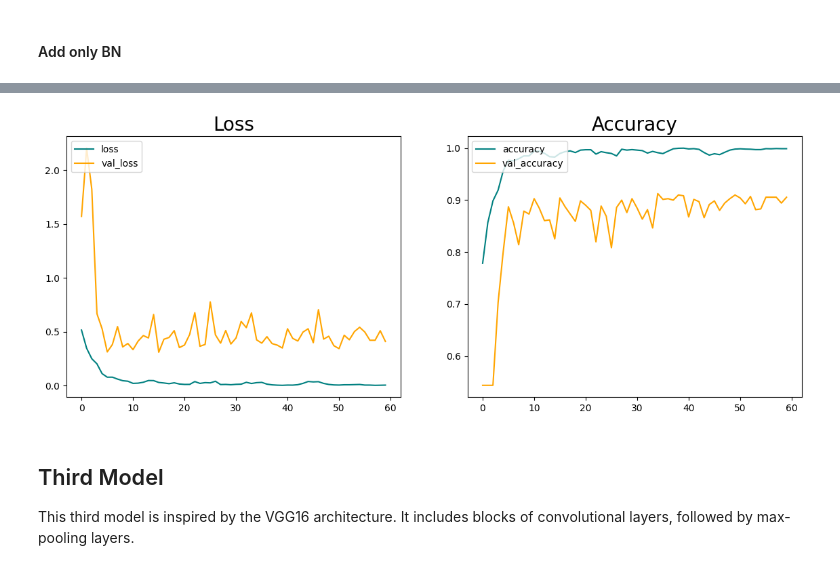
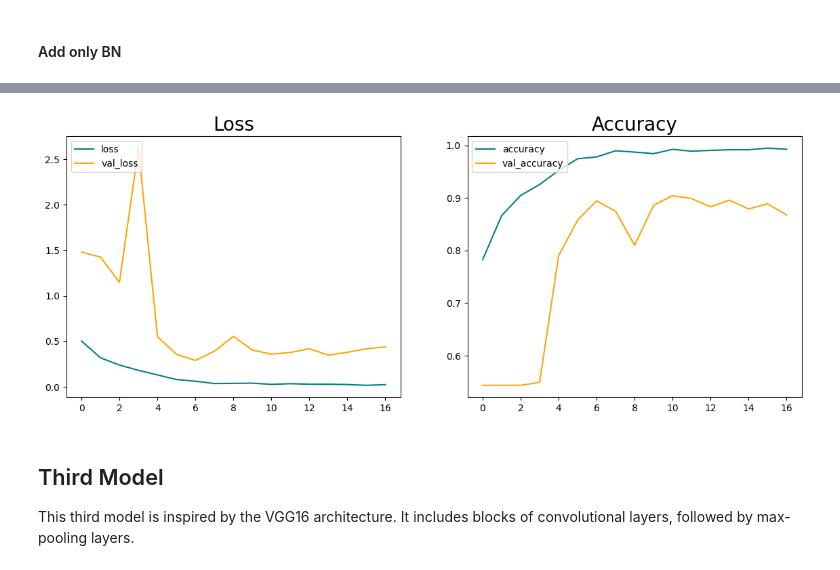
Before and after one commit to LucaPeg/ML_project, a Jupyter notebook: analysis.ipynb, the cells around one changed output, grey strips where cells are left out. Drawn from its saved outputs; the diff is of its cells as text; code cells hidden in the pictures.

```diff
--- a/analysis.ipynb
+++ b/analysis.ipynb
@@ -684,7 +687,7 @@ hist1bn = model1_bn.fit(
     epochs=60,
     validation_split = 0.15,
     shuffle = True,
-    #callbacks=[early_stopping]
+    callbacks=[early_stopping]
     )
 
 plot_loss_accuracy(hist1bn)
@@ -709,4 +712,4 @@ Epoch 60/60
-[figure, old version]
+[figure, new version]
 # %% [markdown]
 ## Third Model
 This third model is inspired by the VGG16 architecture.
```
Also changed, not shown: parts of 50 cells of this notebook.
